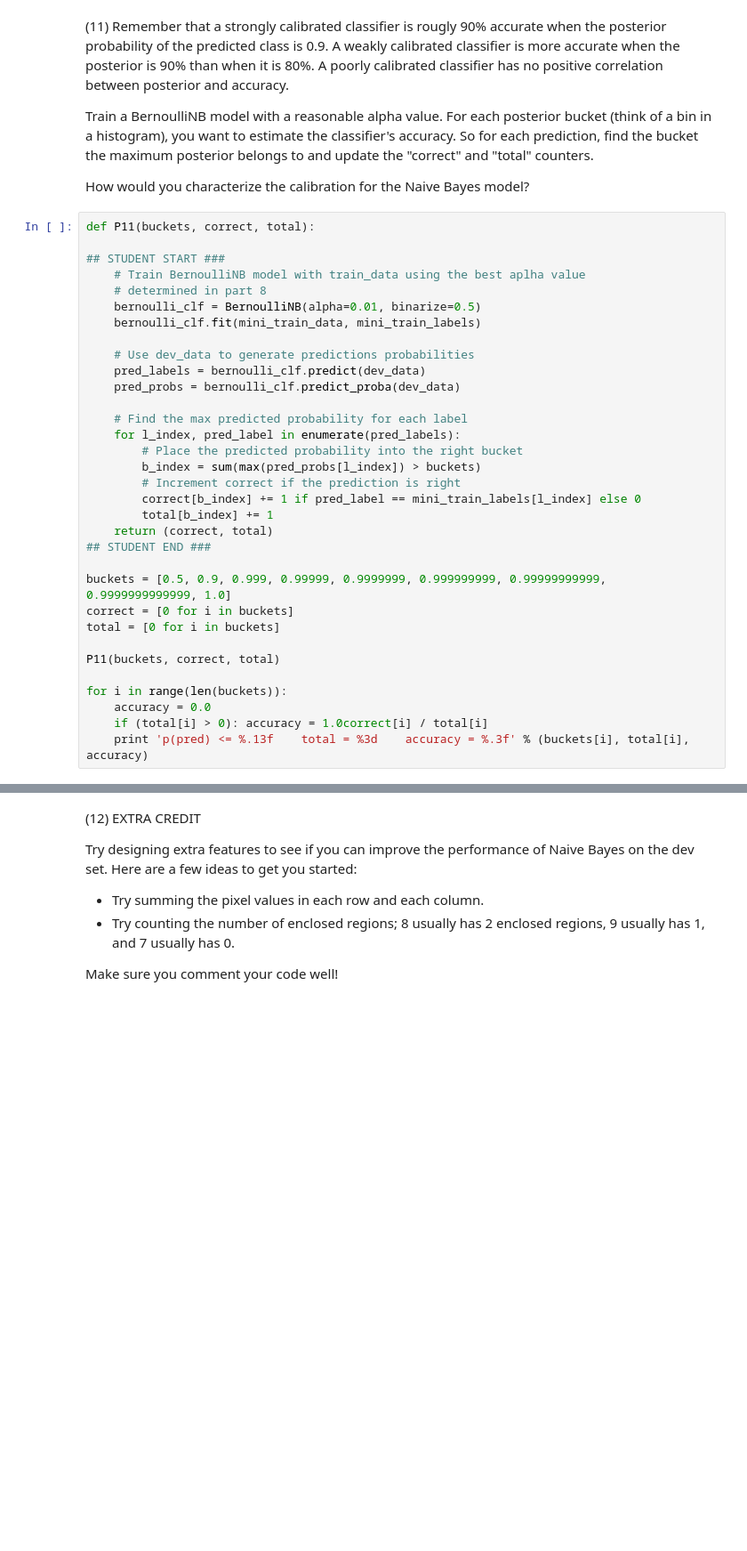
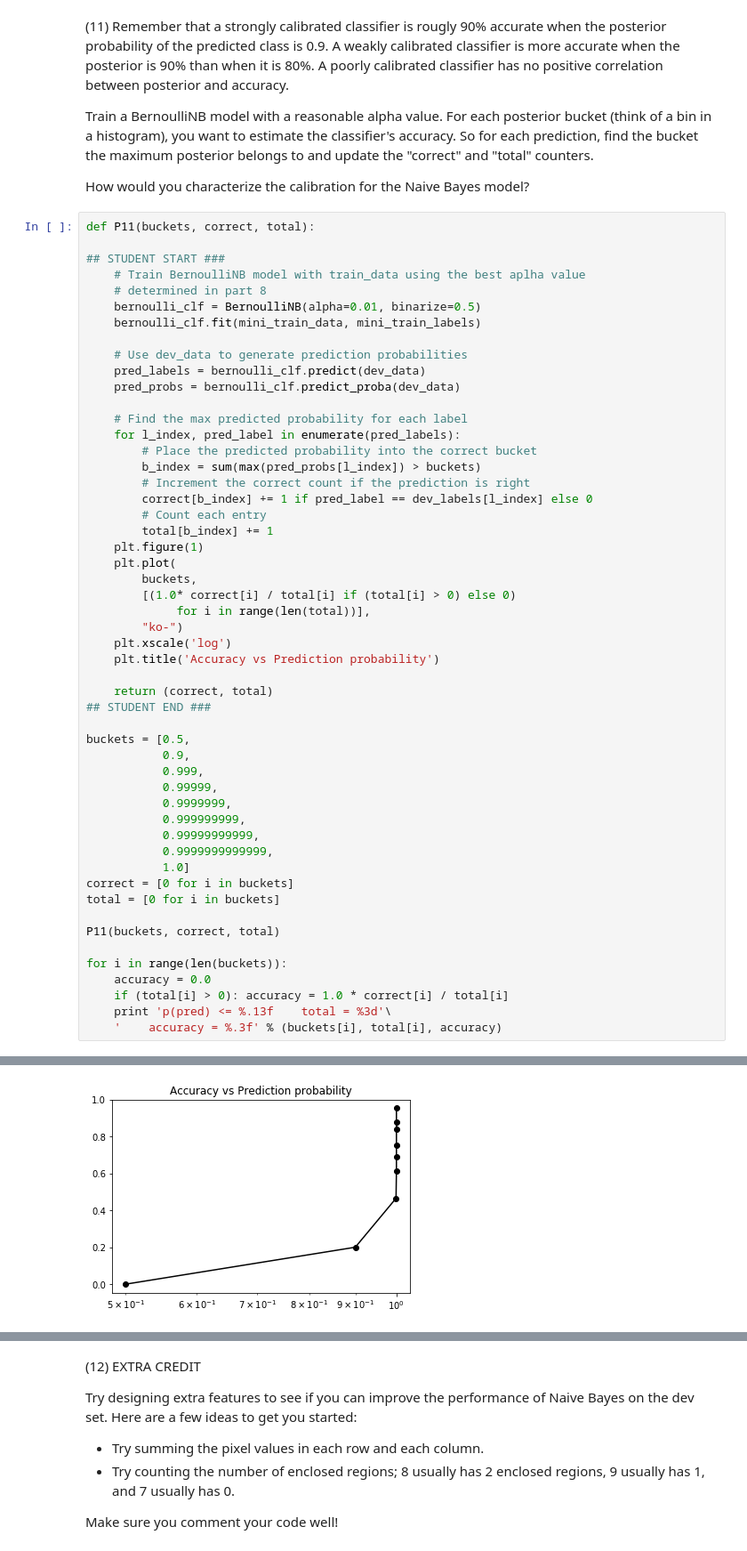
Before and after one commit to SombiriX/w207_git, a Jupyter notebook: project1/sombiri_enwemeka_p1.ipynb, the cells around one changed output, grey strips where cells are left out. Shown at 89% size. Saved outputs shown, nothing was run; the diff lists cells and outputs as text; blank space fills up the shorter version.

```diff
--- a/project1/sombiri_enwemeka_p1.ipynb
+++ b/project1/sombiri_enwemeka_p1.ipynb
@@ -690,21 +690,39 @@ def P11(buckets, correct, total):
     bernoulli_clf = BernoulliNB(alpha=0.01, binarize=0.5)
     bernoulli_clf.fit(mini_train_data, mini_train_labels)
 
-    # Use dev_data to generate predictions probabilities
+    # Use dev_data to generate prediction probabilities
     pred_labels = bernoulli_clf.predict(dev_data)
     pred_probs = bernoulli_clf.predict_proba(dev_data)
 
     # Find the max predicted probability for each label
     for l_index, pred_label in enumerate(pred_labels):
-        # Place the predicted probability into the right bucket
+        # Place the predicted probability into the correct bucket
         b_index = sum(max(pred_probs[l_index]) > buckets)
-        # Increment correct if the prediction is right
-        correct[b_index] += 1 if pred_label == mini_train_labels[l_index] else 0
+        # Increment the correct count if the prediction is right
+        correct[b_index] += 1 if pred_label == dev_labels[l_index] else 0
+        # Count each entry
         total[b_index] += 1
+    plt.figure(1)
+    plt.plot(
+        buckets,
+        [(1.0* correct[i] / total[i] if (total[i] > 0) else 0)
+             for i in range(len(total))],
+        "ko-")
+    plt.xscale('log')
+    plt.title('Accuracy vs Prediction probability')
+
     return (correct, total)
 ## STUDENT END ###
 
-buckets = [0.5, 0.9, 0.999, 0.99999, 0.9999999, 0.999999999, 0.99999999999, 0.9999999999999, 1.0]
+buckets = [0.5,
+           0.9,
+           0.999,
+           0.99999,
+           0.9999999,
+           0.999999999,
+           0.99999999999,
+           0.9999999999999,
+           1.0]
 correct = [0 for i in buckets]
 total = [0 for i in buckets]
 
@@ -712,6 +730,7 @@ P11(buckets, correct, total)
 
 for i in range(len(buckets)):
     accuracy = 0.0
-    if (total[i] > 0): accuracy = 1.0correct[i] / total[i]
-    print 'p(pred) <= %.13f    total = %3d    accuracy = %.3f' % (buckets[i], total[i], accuracy)
+    if (total[i] > 0): accuracy = 1.0 * correct[i] / total[i]
+    print 'p(pred) <= %.13f    total = %3d'\
+    '    accuracy = %.3f' % (buckets[i], total[i], accuracy)
 # %% [output]
@@ -726,0 +746 @@ p(pred) <= 1.0000000000000    total = 551    accuracy = 0.109
+[figure, added]
```
Also changed, not shown: parts of 3 cells of this notebook.
